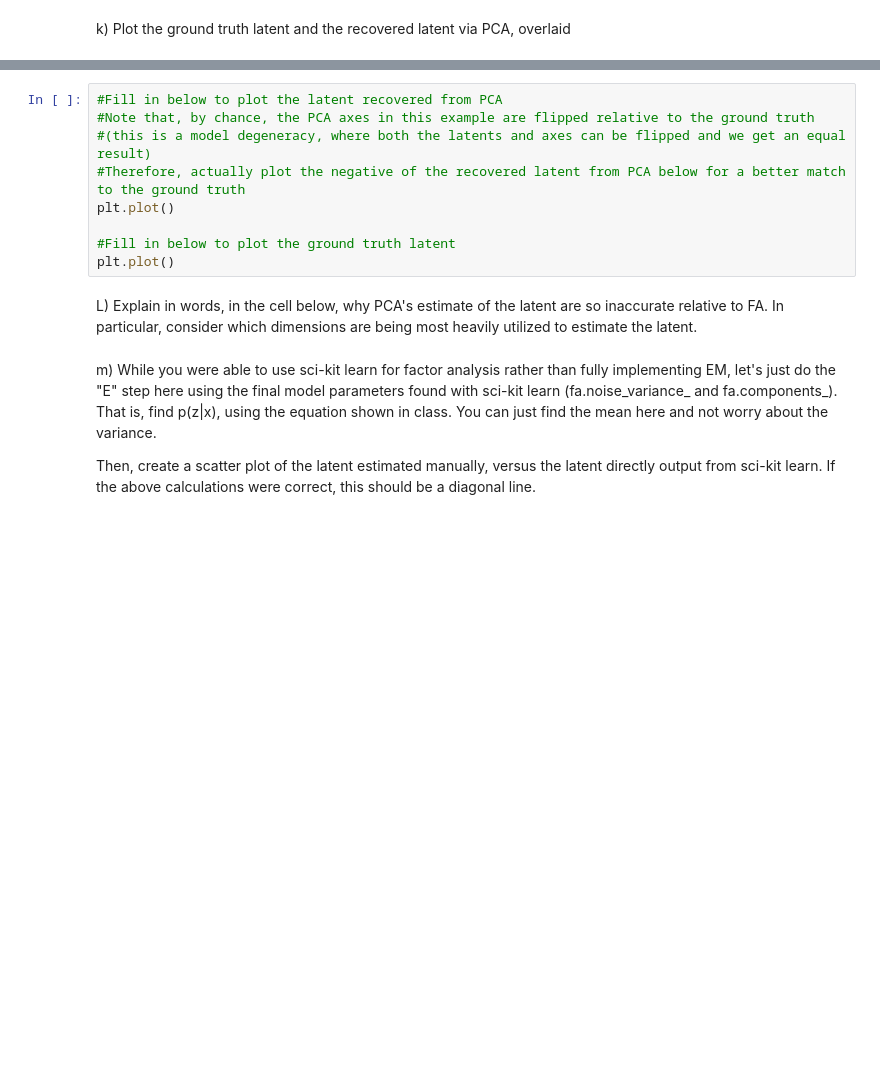
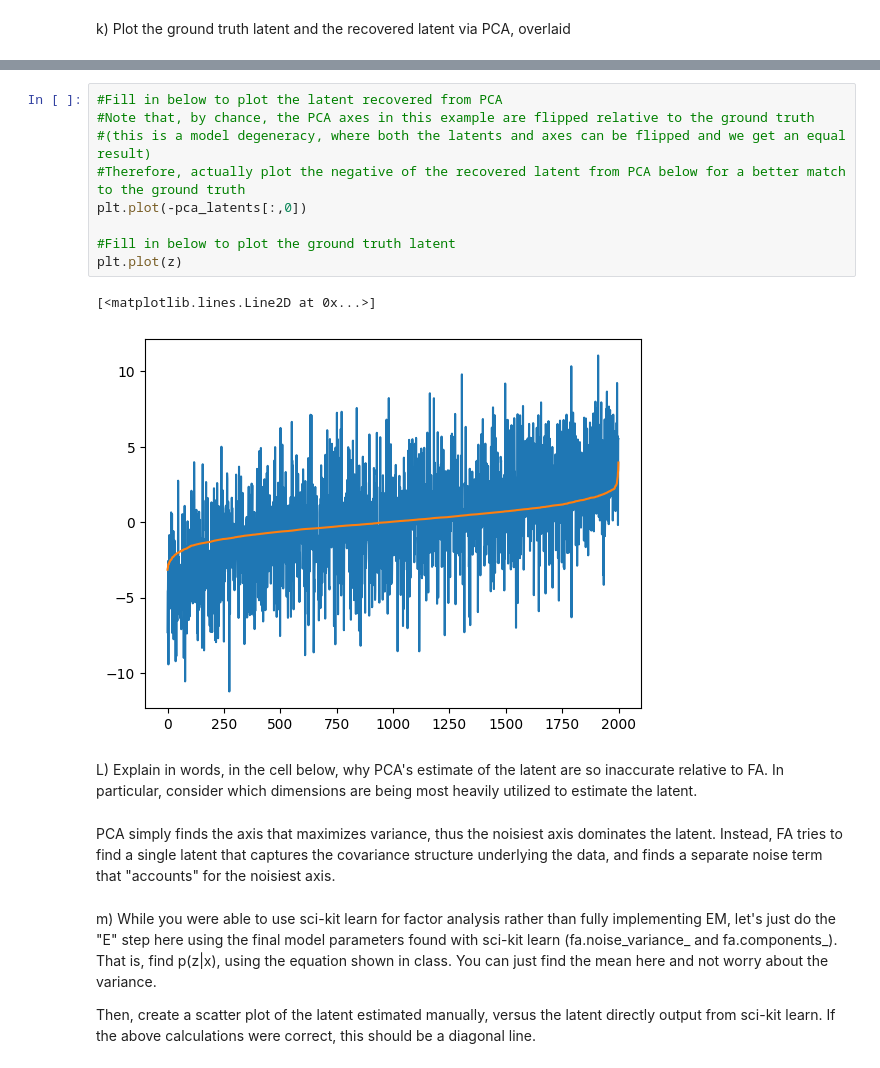
Before and after one commit to dbasrai/nuin443, a Jupyter notebook: problemSets/NUIN443_ps5_FA+GPs-diya.ipynb, the cells around one changed output, grey strips where cells are left out. Saved outputs shown, nothing was run; the diff lists cells and outputs as text; blank space fills up the shorter version.

```diff
--- a/problemSets/NUIN443_ps5_FA+GPs-diya.ipynb
+++ b/problemSets/NUIN443_ps5_FA+GPs-diya.ipynb
@@ -146,14 +158,19 @@ k) Plot the ground truth latent and the recovered latent via PCA, overlaid
 # %%
 #Fill in below to plot the latent recovered from PCA
 #Note that, by chance, the PCA axes in this example are flipped relative to the ground truth
 #(this is a model degeneracy, where both the latents and axes can be flipped and we get an equal result)
 #Therefore, actually plot the negative of the recovered latent from PCA below for a better match to the ground truth
-plt.plot()
+plt.plot(-pca_latents[:,0])
 
 #Fill in below to plot the ground truth latent
-plt.plot()
+plt.plot(z)
+# %% [output]
+[<matplotlib.lines.Line2D at 0x...>]
+[figure, added]
 # %% [markdown]
 L) Explain in words, in the cell below, why PCA's estimate of the latent are so inaccurate relative to FA. In particular, consider which dimensions are being most heavily utilized to estimate the latent.
+# %% [markdown]
+PCA simply finds the axis that maximizes variance, thus the noisiest axis dominates the latent. Instead, FA tries to find a single latent that captures the covariance structure underlying the data, and finds a separate noise term that "accounts" for the noisiest axis.
 # %% [markdown]
 m) While you were able to use sci-kit learn for factor analysis rather than fully implementing EM, let's just do the "E" step here using the final model parameters found with sci-kit learn (fa.noise_variance_ and fa.components_). That is, find p(z|x), using the equation shown in class. You can just find the mean here and not worry about the variance.<br>
 
```
Also changed, not shown: parts of 17 cells of this notebook, 1 other file.
